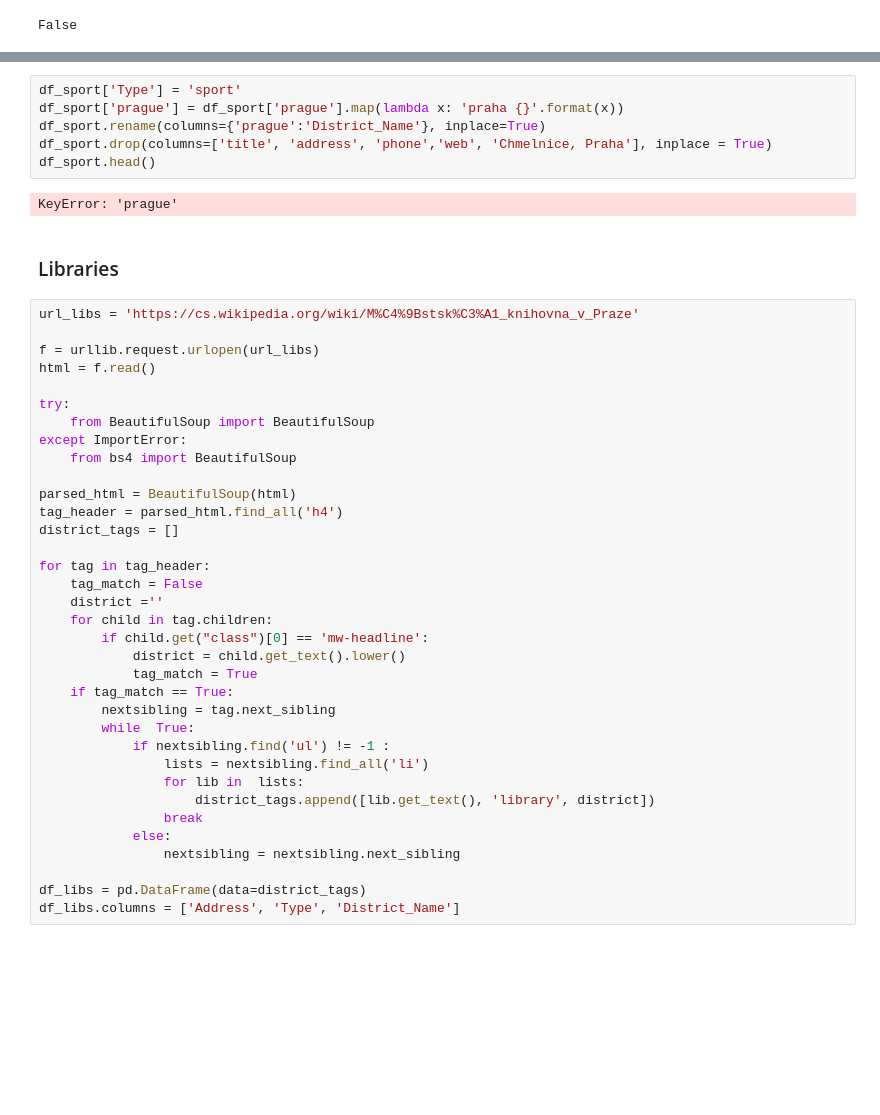
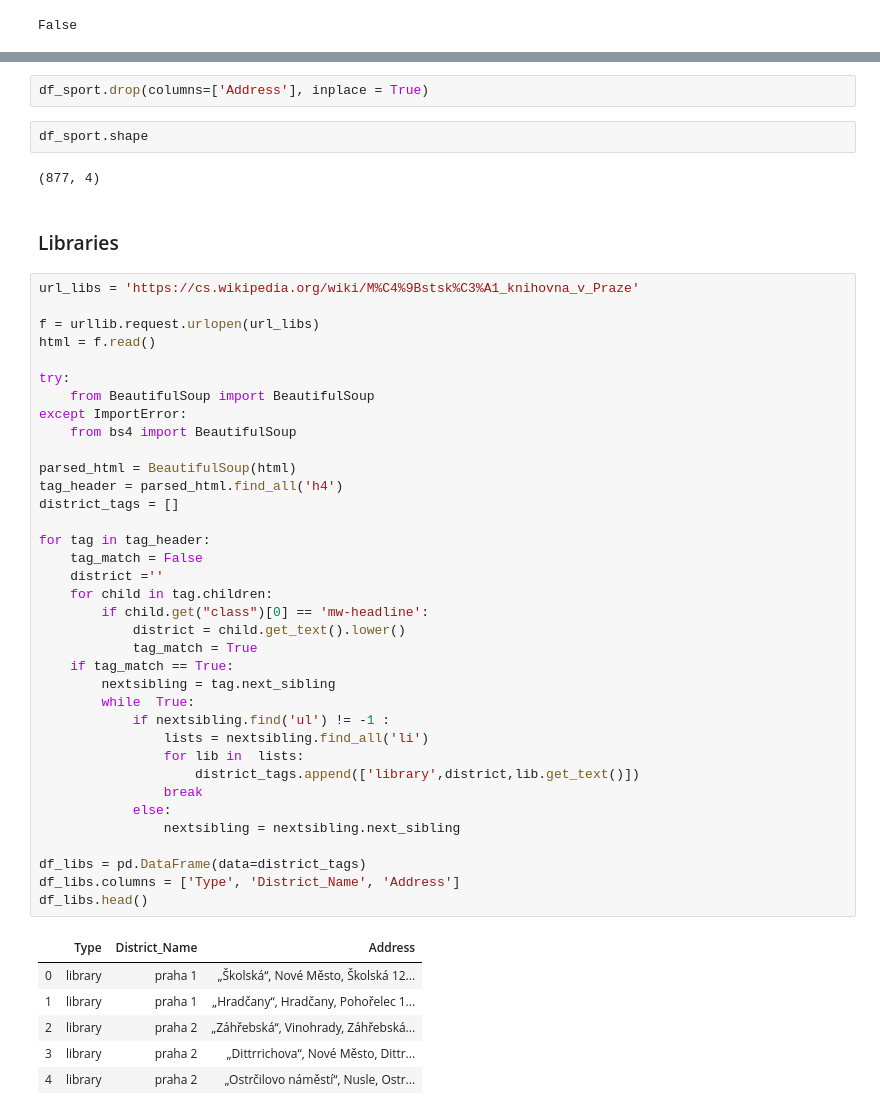
Before and after one commit to tonnyeremin/Urban-Data-Science, a Jupyter notebook: Walking Accessibility.ipynb, the cells around one changed output, grey strips where cells are left out. Drawn from its saved outputs; the diff is of its cells as text; blank space fills up the shorter version.

```diff
--- a/Walking Accessibility.ipynb
+++ b/Walking Accessibility.ipynb
@@ -405,11 +399,9 @@ df_sport.head()
-# %%
-df_sport['Type'] = 'sport'
-df_sport['prague'] = df_sport['prague'].map(lambda x: 'praha {}'.format(x))
-df_sport.rename(columns={'prague':'District_Name'}, inplace=True)
-df_sport.drop(columns=['title', 'address', 'phone','web', 'Chmelnice, Praha'], inplace = True)
-df_sport.head()
-# %% [output]
-KeyError: 'prague'
+# %%
+df_sport.drop(columns=['Address'], inplace = True)
+# %%
+df_sport.shape
+# %% [output]
+(877, 4)
 # %% [markdown]
 ### Libraries
 # %%
@@ -418,35 +410,43 @@ url_libs = 'https://cs.wikipedia.org/wiki/M%C4%9Bstsk%C3%A1_knihovna_v_Praze'
 f = urllib.request.urlopen(url_libs)
 html = f.read()
 
 try:
     from BeautifulSoup import BeautifulSoup
 except ImportError:
     from bs4 import BeautifulSoup
 
 parsed_html = BeautifulSoup(html)
 tag_header = parsed_html.find_all('h4')
 district_tags = []
 
 for tag in tag_header:
     tag_match = False
     district =''
     for child in tag.children:
         if child.get("class")[0] == 'mw-headline':
             district = child.get_text().lower()
             tag_match = True
     if tag_match == True:
         nextsibling = tag.next_sibling
         while  True:
             if nextsibling.find('ul') != -1 :
                 lists = nextsibling.find_all('li')
                 for lib in  lists:
-                    district_tags.append([lib.get_text(), 'library', district])
+                    district_tags.append(['library',district,lib.get_text()])
                 break
             else:
                 nextsibling = nextsibling.next_sibling
 
 df_libs = pd.DataFrame(data=district_tags)
-df_libs.columns = ['Address', 'Type', 'District_Name']
+df_libs.columns = ['Type', 'District_Name', 'Address']
+df_libs.head()
+# %% [output]
+|  | Type | District_Name | Address |
+| 0 | library | praha 1 | „Školská“, Nové Město, Školská 12... |
+| 1 | library | praha 1 | „Hradčany“, Hradčany, Pohořelec 1... |
+| 2 | library | praha 2 | „Záhřebská“, Vinohrady, Záhřebská... |
+| 3 | library | praha 2 | „Dittrrichova“, Nové Město, Dittr... |
+| 4 | library | praha 2 | „Ostrčilovo náměstí“, Nusle, Ostr... |
 # %%
 get_coordinates(df_libs, 'Address')
 df_libs.head()
```
Also changed, not shown: parts of 13 cells of this notebook.
